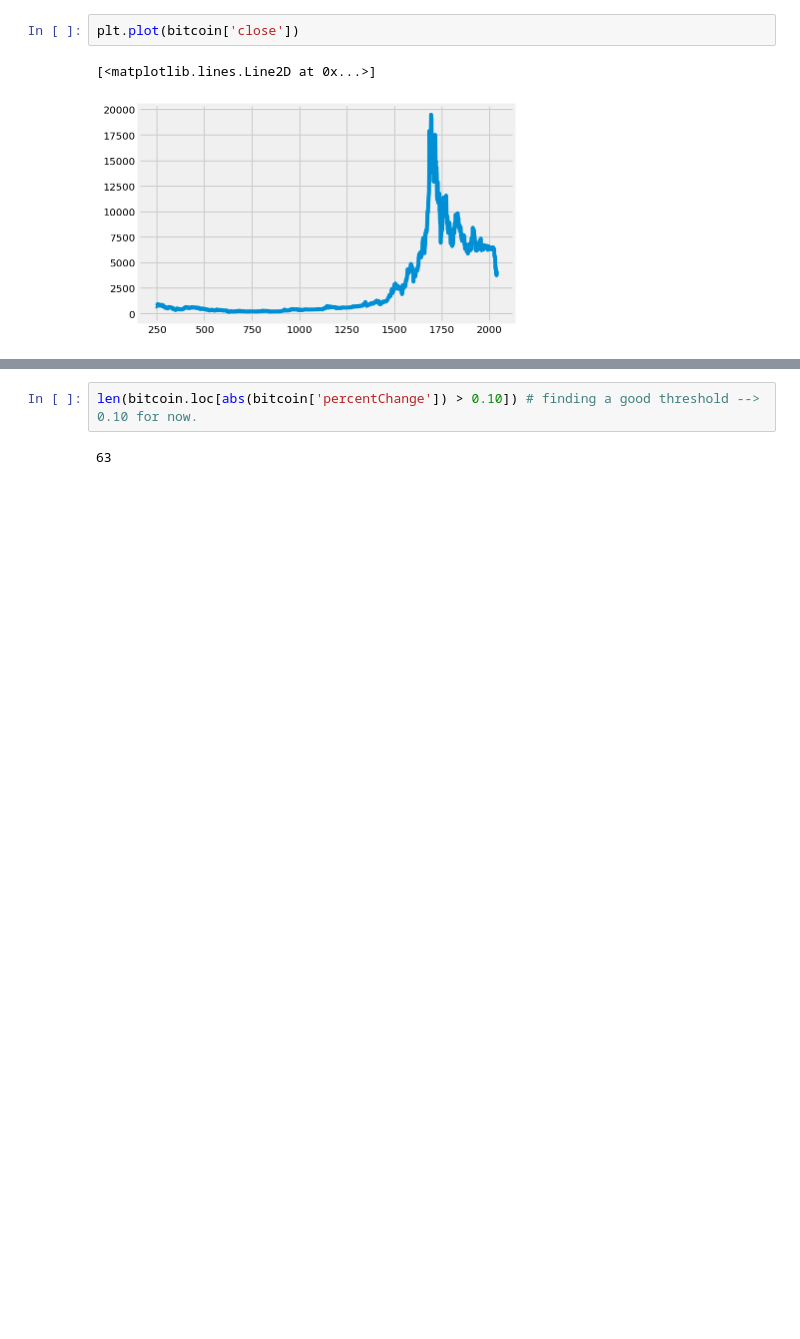
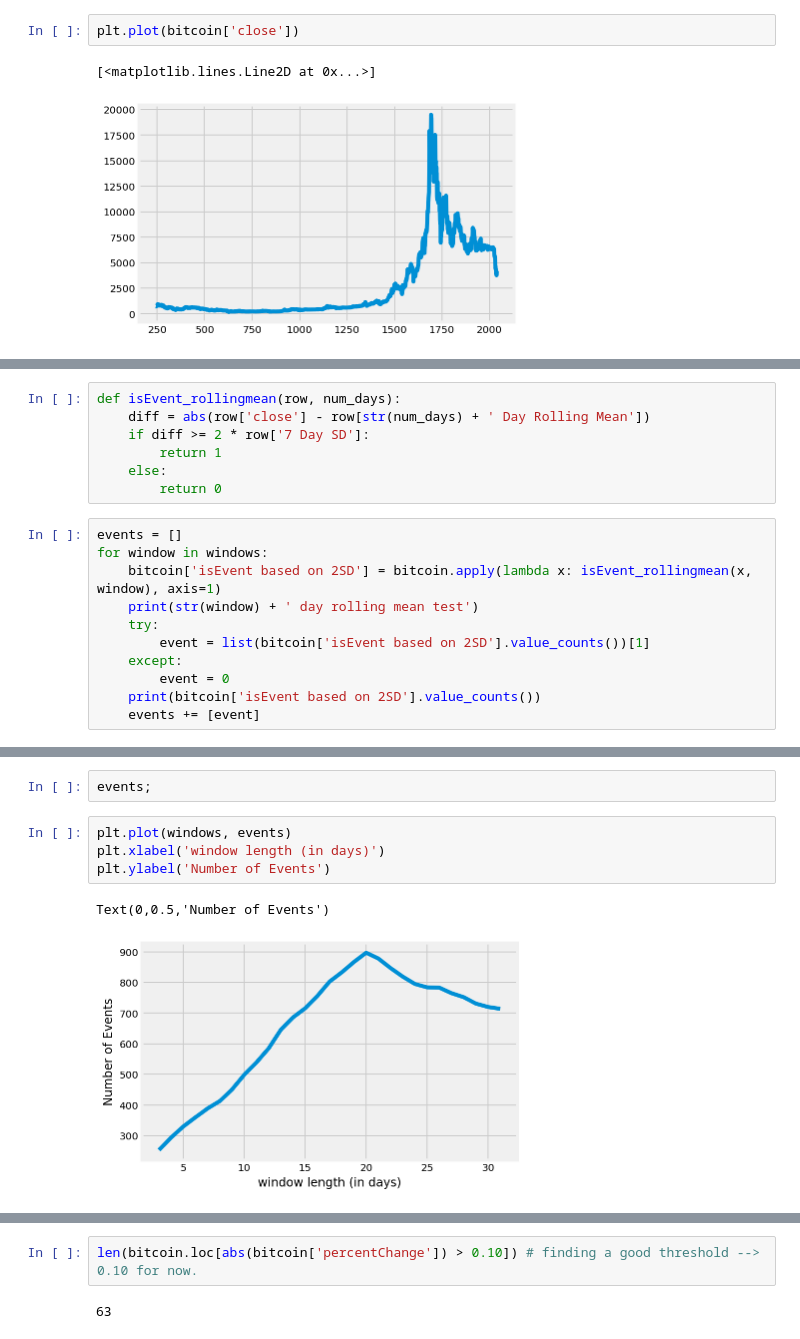
Before and after one commit to anish-saha/EventDetection-Paradigm01, a Jupyter notebook: Full EDA.ipynb, the cells around one changed output, grey strips where cells are left out. Drawn from its saved outputs; the diff is of its cells as text; blank space fills up the shorter version.

```diff
--- a/Full EDA.ipynb
+++ b/Full EDA.ipynb
@@ -128,0 +159,18 @@ bitcoin[synthetic_col_names].head(20)
+# %%
+def isEvent_rollingmean(row, num_days):
+    diff = abs(row['close'] - row[str(num_days) + ' Day Rolling Mean'])
+    if diff >= 2 * row['7 Day SD']:
+        return 1
+    else:
+        return 0
+# %%
+events = []
+for window in windows:
+    bitcoin['isEvent based on 2SD'] = bitcoin.apply(lambda x: isEvent_rollingmean(x, window), axis=1)
+    print(str(window) + ' day rolling mean test')
+    try:
+        event = list(bitcoin['isEvent based on 2SD'].value_counts())[1]
+    except:
+        event = 0
+    print(bitcoin['isEvent based on 2SD'].value_counts())
+    events += [event]
@@ -129,3 +200,12 @@ bitcoin[synthetic_col_names].head(20)
+# %%
+events;
+# %%
+plt.plot(windows, events)
+plt.xlabel('window length (in days)')
+plt.ylabel('Number of Events')
+# %% [output]
+Text(0,0.5,'Number of Events')
+[figure, added]
 # %%
 bitcoin['prevClose'] = list([bitcoin['close'].values[0]] + list(bitcoin['close'].values))[:-1]
 bitcoin['percentChange'] = (bitcoin['close'] - bitcoin['prevClose']) / bitcoin['prevClose']
```
Also changed, not shown: parts of 21 cells of this notebook, 1 other file.
